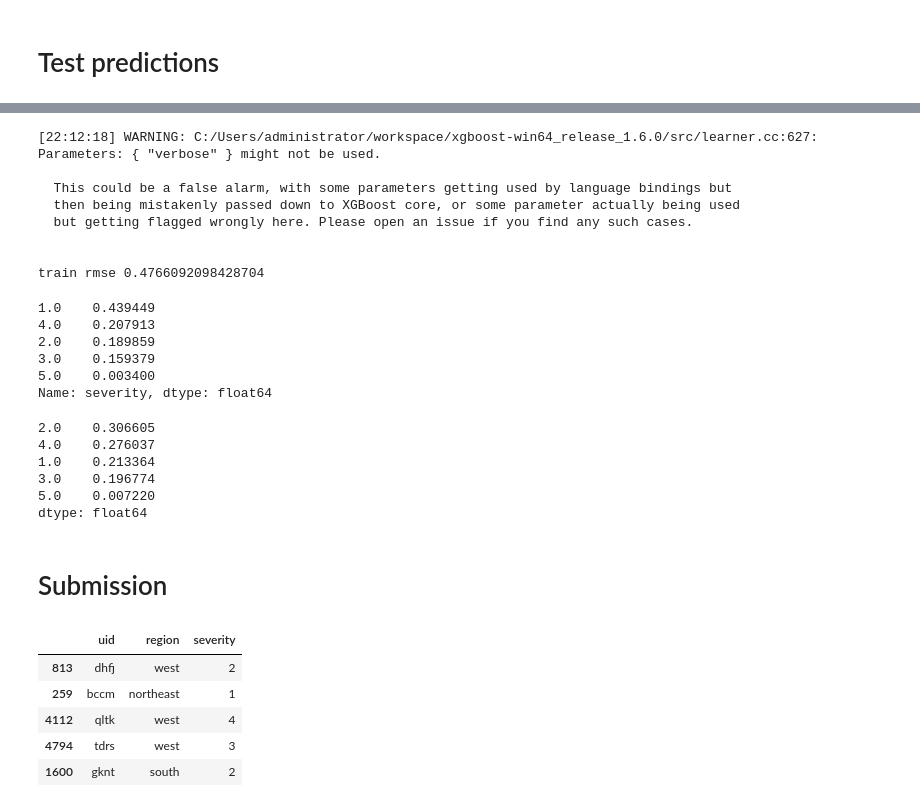
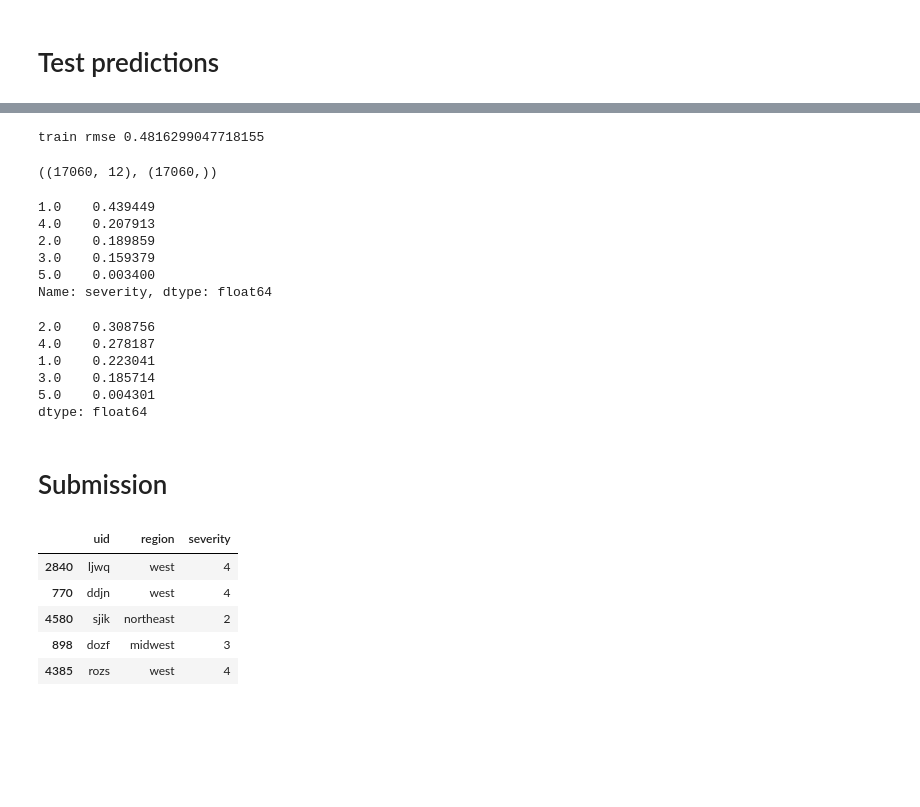
Before and after one commit to k-loki/Algal-bloom-Identification, a Jupyter notebook: notebooks/forgetall_restartagain.ipynb, the cells around one changed output, grey strips where cells are left out. Cells and saved outputs as stored; diff of their text form; code cells hidden in the pictures; blank space fills up the shorter version.

Commit message:
xgbreg rolling fts overfitted

```diff
--- a/notebooks/forgetall_restartagain.ipynb
+++ b/notebooks/forgetall_restartagain.ipynb
@@ -853,10 +855,10 @@ data
 # %%
-data['grp_by_r'] = grp_by_r_preds
-data['grp_by_rmy'] = grp_by_rmy_preds
-data['grp_by_rms'] = grp_by_rms_preds
-data['grp_by_rm'] = grp_by_rm_preds
-data['grp_by_rsy'] = grp_by_rsy_preds
-data['grp_by_msy'] = grp_by_msy_preds
+# data['grp_by_r'] = grp_by_r_preds
+# data['grp_by_rmy'] = grp_by_rmy_preds
+# data['grp_by_rms'] = grp_by_rms_preds
+# data['grp_by_rm'] = grp_by_rm_preds
+# data['grp_by_rsy'] = grp_by_rsy_preds
+# data['grp_by_msy'] = grp_by_msy_preds
 
 data
 # %% [output]
@@ -1255,15 +1256,11 @@ test_preds = xgb_reg.predict(X_test)
 test_preds = pd.Series(np.round(test_preds)).clip(1, 5).values
 print("train rmse", rmse(y, xgb_reg.predict(X)))
 # %% [output]
-[22:12:18] WARNING: C:/Users/administrator/workspace/xgboost-win64_release_1.6.0/src/learner.cc:627:
-Parameters: { "verbose" } might not be used.
-
-  This could be a false alarm, with some parameters getting used by language bindings but
-  then being mistakenly passed down to XGBoost core, or some parameter actually being used
-  but getting flagged wrongly here. Please open an issue if you find any such cases.
-
-
-train rmse 0.4766092098428704
+train rmse 0.4816299047718155
+# %%
+X.shape, y.shape
+# %% [output]
+((17060, 12), (17060,))
 # %%
 y.value_counts(normalize=True)
 # %% [output]
@@ -1276,22 +1273,22 @@ Name: severity, dtype: float64
 # %%
 pd.Series(test_preds).value_counts(normalize=True)
 # %% [output]
-2.0    0.306605
-4.0    0.276037
-1.0    0.213364
-3.0    0.196774
-5.0    0.007220
+2.0    0.308756
+4.0    0.278187
+1.0    0.223041
+3.0    0.185714
+5.0    0.004301
 dtype: float64
 # %% [markdown]
 # Submission
 # %%
 sub_format.severity = test_preds.astype(int)
 display(sub_format.sample(5))
-sub_format.to_csv('../submissions/to submit/xgbreg_rolling_grp_fts.csv', index=False)
+sub_format.to_csv('../submissions/to submit/xgbreg_rolling_cols_overfitted.csv', index=False)
 # %% [output]
 |  | uid | region | severity |
-| 813 | dhfj | west | 2 |
-| 259 | bccm | northeast | 1 |
-| 4112 | qltk | west | 4 |
-| 4794 | tdrs | west | 3 |
-| 1600 | gknt | south | 2 |
+| 2840 | ljwq | west | 4 |
+| 770 | ddjn | west | 4 |
+| 4580 | sjik | northeast | 2 |
+| 898 | dozf | midwest | 3 |
+| 4385 | rozs | west | 4 |
```
Also changed, not shown: parts of 11 cells of this notebook.
